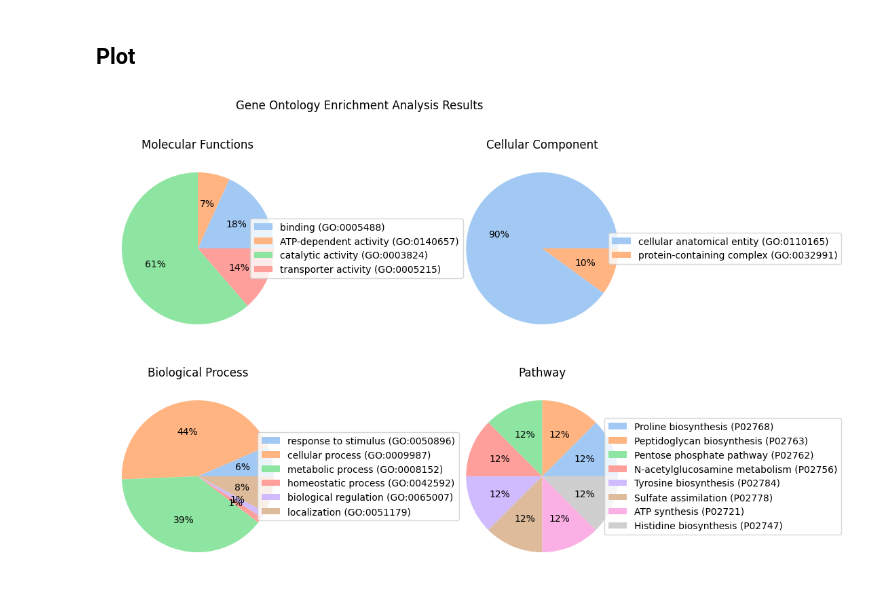
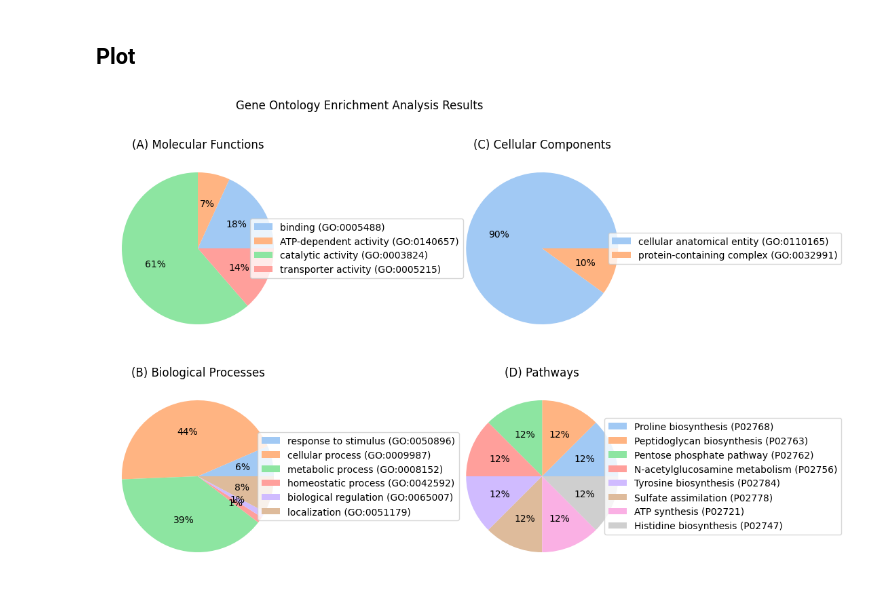
Before and after one commit to ryashpal/alfred-data-analysis, a Jupyter notebook: notebooks/annotations_vs_attribution_scores/go_visualisations_ecoli.ipynb, the cells around one changed output. Drawn from its saved outputs; the diff is of its cells as text; code cells hidden in the pictures.

```diff
--- a/notebooks/annotations_vs_attribution_scores/go_visualisations_ecoli.ipynb
+++ b/notebooks/annotations_vs_attribution_scores/go_visualisations_ecoli.ipynb
@@ -81,32 +81,32 @@ pathwayDf = orDf[orDf.Ontology == 'Pathway']
 # %%
 from matplotlib import pyplot as plt
 import seaborn as sns
 
 
 # f, axes = plt.figure(figsize=(12, 8)).subplots(2, 2)
 f, axes = plt.subplots(2, 2, figsize=(12, 8))
 
 
 colors = sns.color_palette('pastel')
 
 #create pie chart
 axes[0, 0].pie(x=molecularDf['Count'], colors = colors, autopct='%.0f%%')
 axes[0, 0].legend(labels=molecularDf['GO term'], loc='center right', bbox_to_anchor=(1.92, .5))
-axes[0, 0].set_title('Molecular Functions')
+axes[0, 0].set_title('(A) Molecular Functions')
 
 axes[1, 0].pie(x=biologicalDf['Count'], colors = colors, autopct='%.0f%%')
 axes[1, 0].legend(labels=biologicalDf['GO term'], loc='center right', bbox_to_anchor=(1.9, .5))
-axes[1, 0].set_title('Biological Process')
+axes[1, 0].set_title('(B) Biological Processes')
 
 axes[0, 1].pie(x=cellularDf['Count'], colors = colors, autopct='%.0f%%')
 axes[0, 1].legend(labels=cellularDf['GO term'], loc='center right', bbox_to_anchor=(2.1, .5))
-axes[0, 1].set_title('Cellular Component')
+axes[0, 1].set_title('(C) Cellular Components')
 
 axes[1, 1].pie(x=pathwayDf['Count'], colors = colors, autopct='%.0f%%')
 axes[1, 1].legend(labels=pathwayDf['GO term'], loc='center right', bbox_to_anchor=(2.1, .5))
-axes[1, 1].set_title('Pathway')
+axes[1, 1].set_title('(D) Pathways')
 
 plt.suptitle('Gene Ontology Enrichment Analysis Results')
 plt.show()
 # %% [output]
-[figure, old version]
+[figure, new version]
```
Also changed, not shown: 4 other files.
